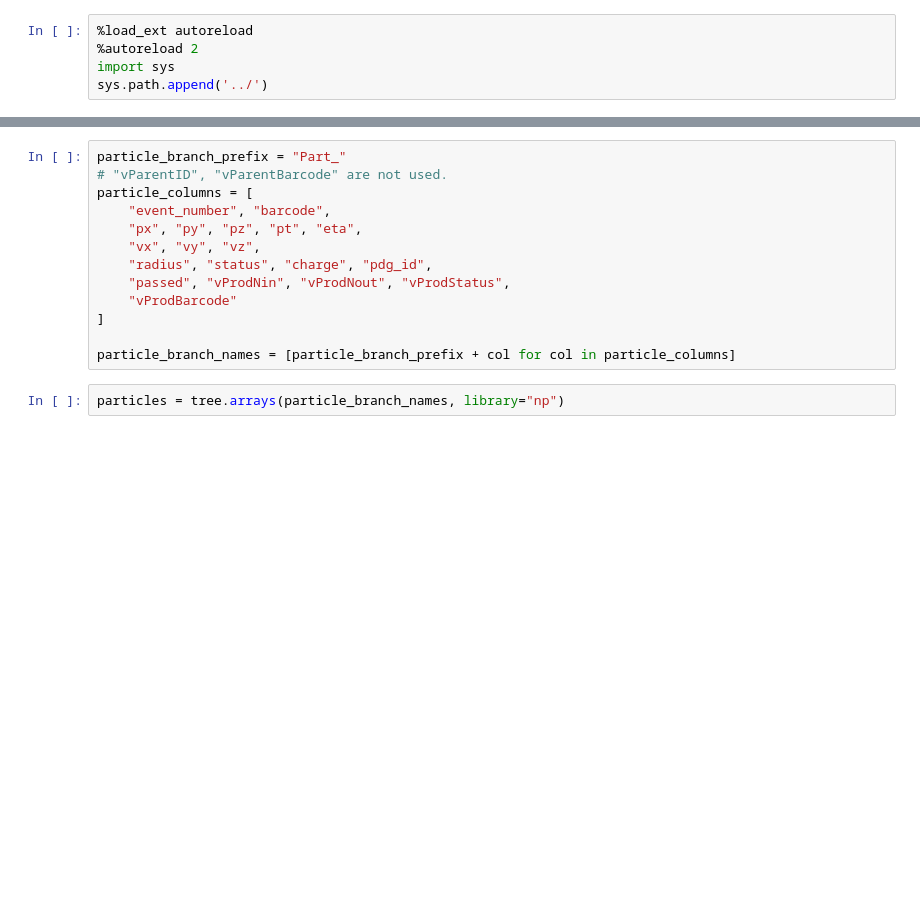
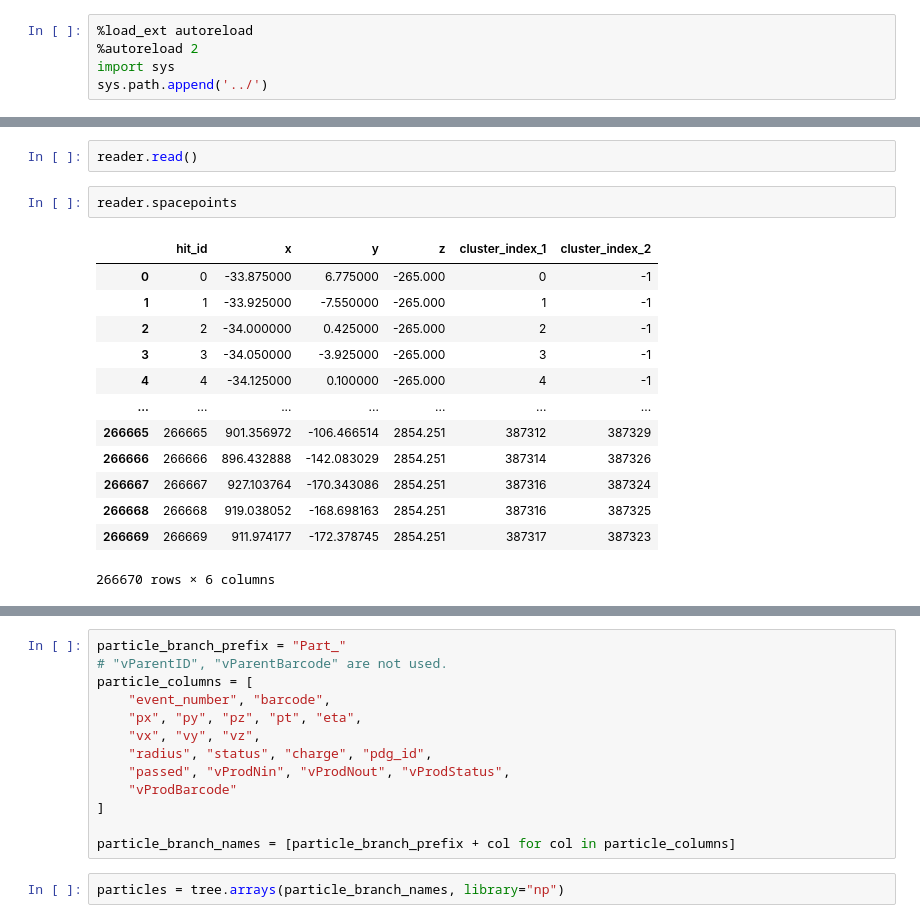
Before and after one commit to xju2/visual_tracks, a Jupyter notebook: notebooks/read_athena_raw_root.ipynb, the cells around one changed output, grey strips where cells are left out. Cells and saved outputs as stored; diff of their text form; blank space fills up the shorter version.

```diff
--- a/notebooks/read_athena_raw_root.ipynb
+++ b/notebooks/read_athena_raw_root.ipynb
@@ -16,0 +27,18 @@ Total number of files: 1 in /media/DataOcean/data/ITk/BugFixedSamples
+# %%
+reader.read()
+# %%
+reader.spacepoints
+# %% [output]
+|  | hit_id | x | y | z | cluster_index_1 | cluster_index_2 |
+| 0 | 0 | -33.875000 | 6.775000 | -265.000 | 0 | -1 |
+| 1 | 1 | -33.925000 | -7.550000 | -265.000 | 1 | -1 |
+| 2 | 2 | -34.000000 | 0.425000 | -265.000 | 2 | -1 |
+| 3 | 3 | -34.050000 | -3.925000 | -265.000 | 3 | -1 |
+| 4 | 4 | -34.125000 | 0.100000 | -265.000 | 4 | -1 |
+| ... | ... | ... | ... | ... | ... | ... |
+| 266665 | 266665 | 901.356972 | -106.466514 | 2854.251 | 387312 | 387329 |
+| 266666 | 266666 | 896.432888 | -142.083029 | 2854.251 | 387314 | 387326 |
+| 266667 | 266667 | 927.103764 | -170.343086 | 2854.251 | 387316 | 387324 |
+| 266668 | 266668 | 919.038052 | -168.698163 | 2854.251 | 387316 | 387325 |
+| 266669 | 266669 | 911.974177 | -172.378745 | 2854.251 | 387317 | 387323 |
+266670 rows × 6 columns
```
Also changed, not shown: parts of 24 cells of this notebook, 6 other files.
